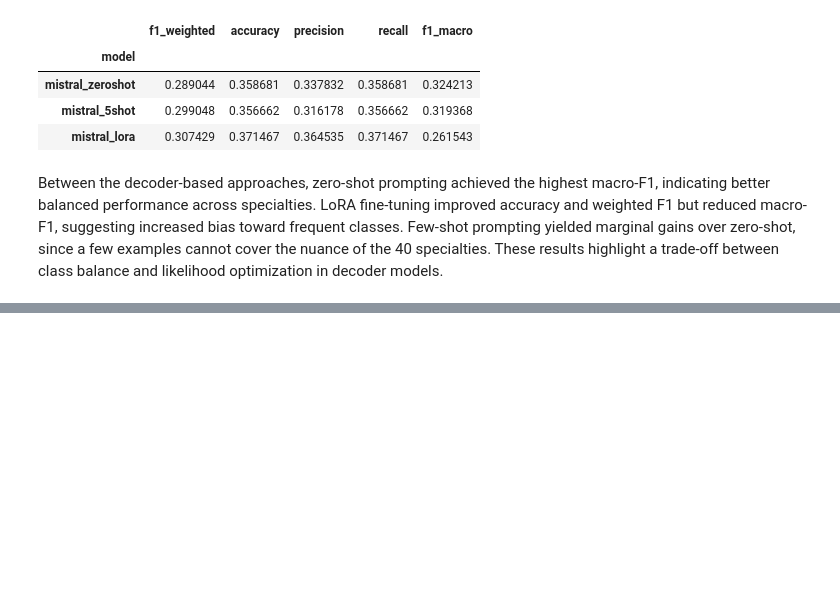
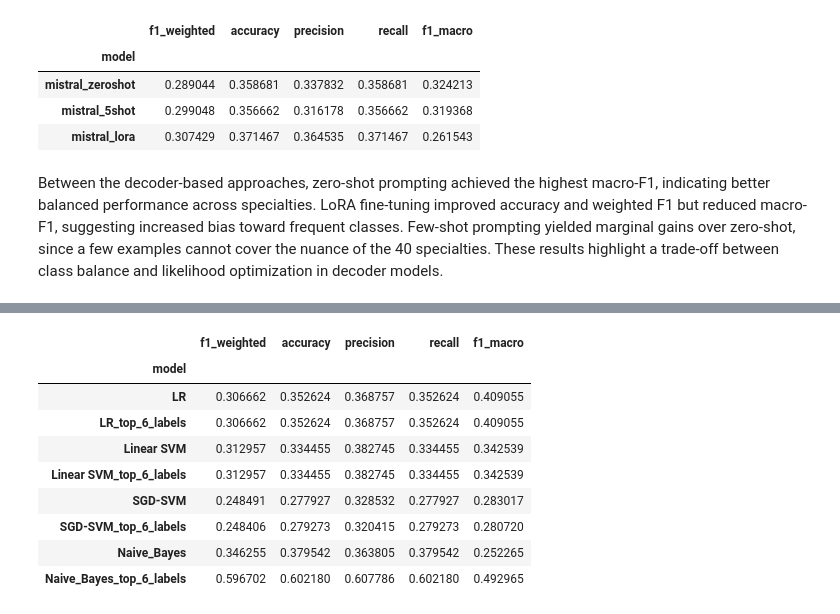
Before and after one commit to CarlaMalo/MedNLP-Multitask, a Jupyter notebook: Task_3.ipynb, the cells around one changed output, grey strips where cells are left out. Drawn from its saved outputs; the diff is of its cells as text; code cells hidden in the pictures; blank space fills up the shorter version.

```diff
--- a/Task_3.ipynb
+++ b/Task_3.ipynb
@@ -1490,0 +1774,37 @@ Between the decoder-based approaches, zero-shot prompting achieved the highest m
+# %%
+RESULT_PATHS = {
+	"LR": "Task3/results/logistic_regression.csv",
+	"LR_top_6_labels": "Task3/results/logistic_regression_topk.csv",
+	"Linear SVM": "Task3/results/linear_svm.csv",
+	"Linear SVM_top_6_labels": "Task3/results/linear_svm_topk.csv",
+	"SGD-SVM": "Task3/results/sgd.csv",
+	"SGD-SVM_top_6_labels": "Task3/results/sgd_topk.csv",
+	"Naive_Bayes": "Task3/results/naive_bayes.csv",
+	"Naive_Bayes_top_6_labels": "Task3/results/naive_bayes_topk.csv"
+
+}
+
+rows = []
+for model_name, path in RESULT_PATHS.items():
+	df = pd.read_csv(path)
+	df["model"] = model_name
+	rows.append(df)
+
+summary_df = pd.concat(rows, ignore_index=True).set_index("model")
+
+def highlight_max(s):
+	is_max = s == s.max()
+	return ['font-weight: bold' if v else '' for v in is_max]
+
+summary_df.style.apply(highlight_max, axis=0)
+# %% [output]
+|  | f1_weighted | accuracy | precision | recall | f1_macro |
+| model |  |  |  |  |  |
+| LR | 0.306662 | 0.352624 | 0.368757 | 0.352624 | 0.409055 |
+| LR_top_6_labels | 0.306662 | 0.352624 | 0.368757 | 0.352624 | 0.409055 |
+| Linear SVM | 0.312957 | 0.334455 | 0.382745 | 0.334455 | 0.342539 |
+| Linear SVM_top_6_labels | 0.312957 | 0.334455 | 0.382745 | 0.334455 | 0.342539 |
+| SGD-SVM | 0.248491 | 0.277927 | 0.328532 | 0.277927 | 0.283017 |
+| SGD-SVM_top_6_labels | 0.248406 | 0.279273 | 0.320415 | 0.279273 | 0.280720 |
+| Naive_Bayes | 0.346255 | 0.379542 | 0.363805 | 0.379542 | 0.252265 |
+| Naive_Bayes_top_6_labels | 0.596702 | 0.602180 | 0.607786 | 0.602180 | 0.492965 |
```
Also changed, not shown: parts of 50 cells of this notebook.
